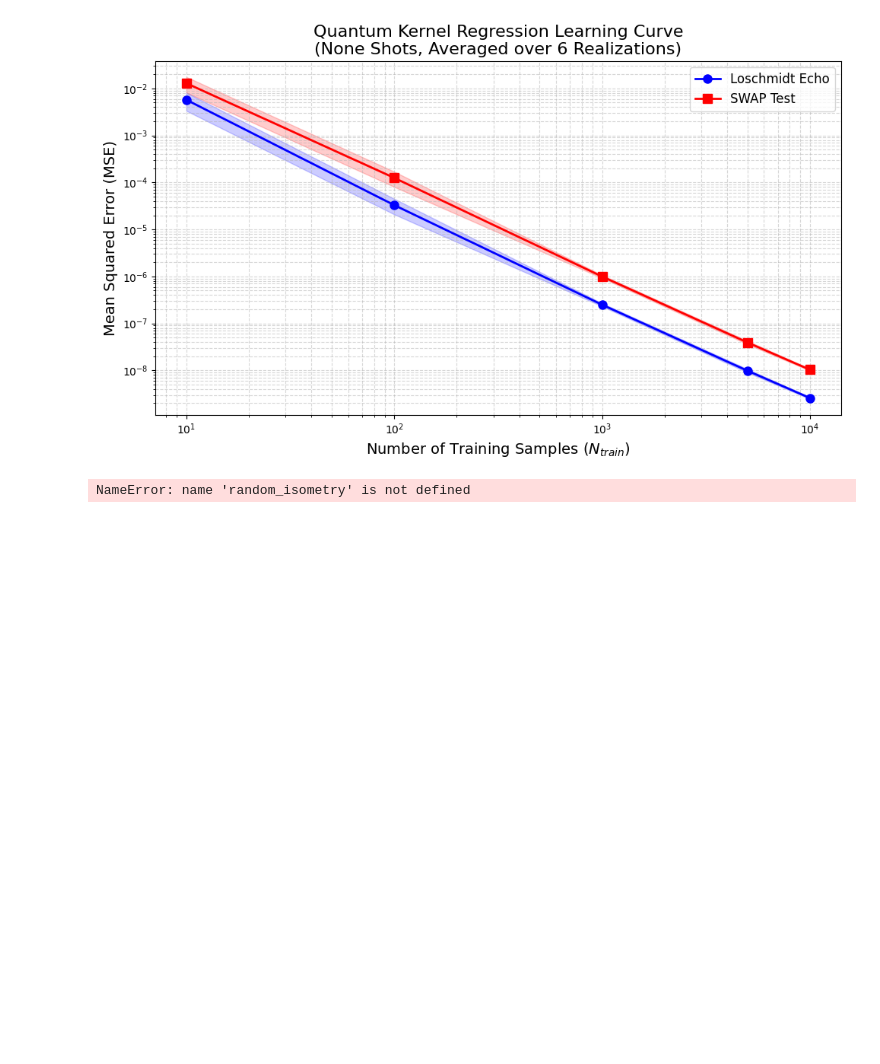
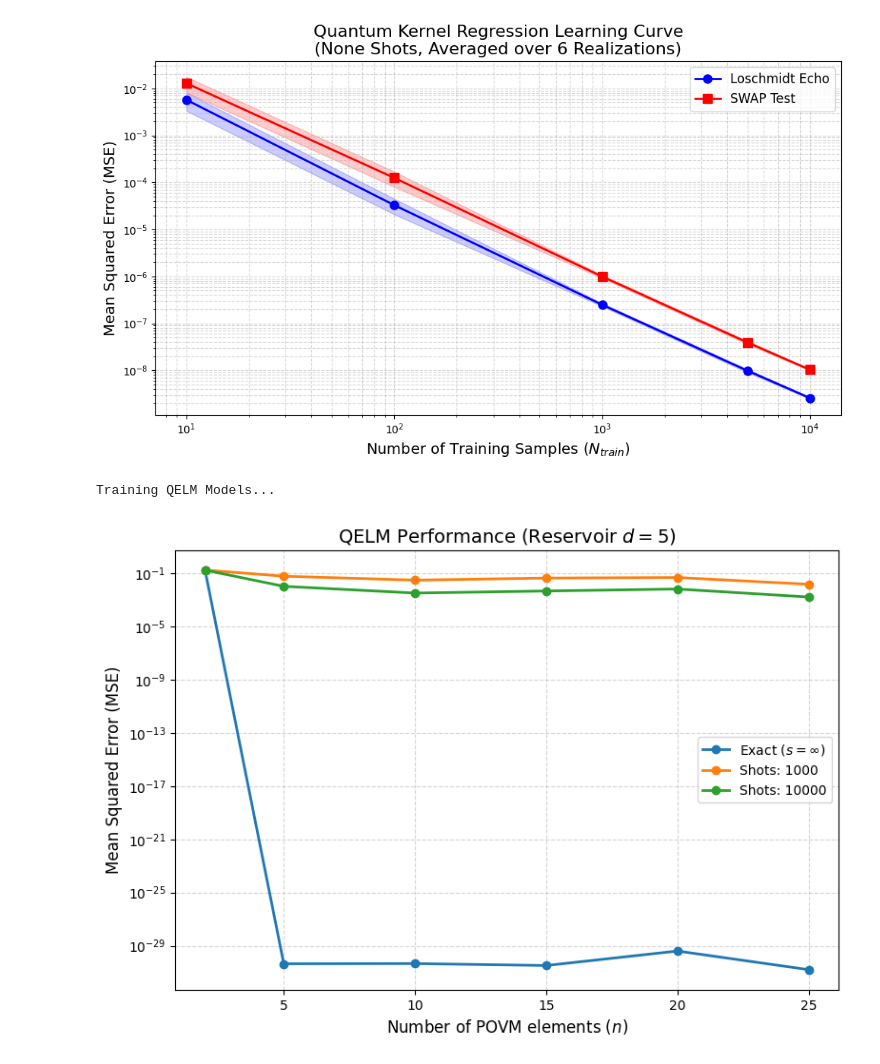
Before and after one commit to gianmarco-f/ML, a Jupyter notebook: QELMvsKER/QELMvsKER.ipynb, the cells around one changed output. Drawn from its saved outputs; the diff is of its cells as text; code cells hidden in the pictures; blank space fills up the shorter version.

Commit message:
QELM vs Qkernel

```diff
--- a/QELMvsKER/QELMvsKER.ipynb
+++ b/QELMvsKER/QELMvsKER.ipynb
@@ -337,11 +337,11 @@ d_reservoir = 5
 d_out = d_in * d_reservoir # Output space of isometry must be 10
 
 # Generate Isometry to embed 2D state into 10D state
-V = random_isometry(d_in=d_in, d_out=d_out)
+V = myQML.random_isometry(d_in=d_in, d_out=d_out)
 
 # We will test different sizes of POVMs acting on the d=5 reservoir
 povm_sizes = [2, 5, 10, 15, 20, 25]
-povm_families_d5 = {n: generate_random_povm(dim=d_reservoir, num_elements=n) for n in povm_sizes}
+povm_families_d5 = {n: myQML.generate_random_povm(dim=d_reservoir, num_elements=n) for n in povm_sizes}
 
 # --- 3. Run Experiments (Exact vs Noisy) ---
 shot_list = [None, 1000, 10000] # None = Exact
@@ -352,35 +352,36 @@ print("Training QELM Models...")
 for shots in shot_list:
     for n in povm_sizes:
         # 1. Initialize the QELM Model
-        qelm = QuantumExtremeLearningMachine(
+        qelm = myQML.QuantumExtremeLearningMachine(
             isometry=V,
             povm=povm_families_d5[n],
             bipartite_dims=(d_in, d_reservoir), # (2, 5)
             keep_subsystem=1,                   # Keep the d=5 reservoir, trace out the d=2
             num_shots=shots                     # Apply finite statistics
         )
 
         # 2. Train the Model
-        qelm.fit(rho_training, expe_X_train)
+        qelm.fit(rho_training, expe_training_X)
 
         # 3. Predict and compute MSE
         predictions = qelm.predict(rho_test)
-        mse = np.mean((predictions - expe_X_test)**2)
+        mse = np.mean((predictions - expe_test_X)**2)
         mse_results[shots].append(mse)
 
 # --- 4. Plot Results ---
 plt.figure(figsize=(9, 6))
 
 for shots in shot_list:
     label = f"Shots: {shots}" if shots is not None else "Exact ($s=\infty$)"
     plt.plot(povm_sizes, mse_results[shots], marker='o', linewidth=2, label=label)
 
 plt.yscale('log')
 plt.xlabel('Number of POVM elements ($n$)', fontsize=12)
 plt.ylabel('Mean Squared Error (MSE)', fontsize=12)
 plt.title('QELM Performance (Reservoir $d=5$)', fontsize=14)
 plt.grid(True, which="both", linestyle="--", alpha=0.5)
 plt.legend()
 plt.show()
 # %% [output]
-NameError: name 'random_isometry' is not defined
+Training QELM Models...
+[figure, added]
```
Also changed, not shown: parts of 2 cells of this notebook.
